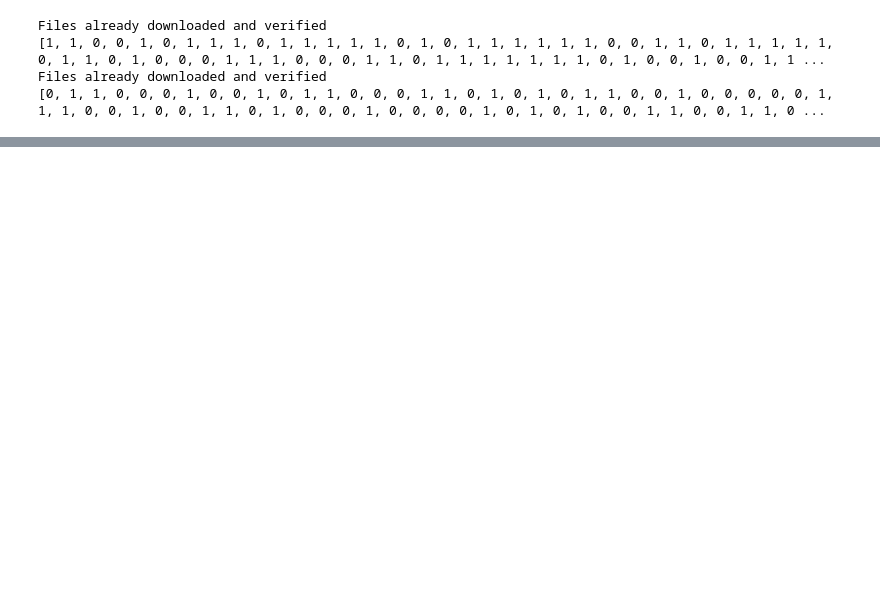
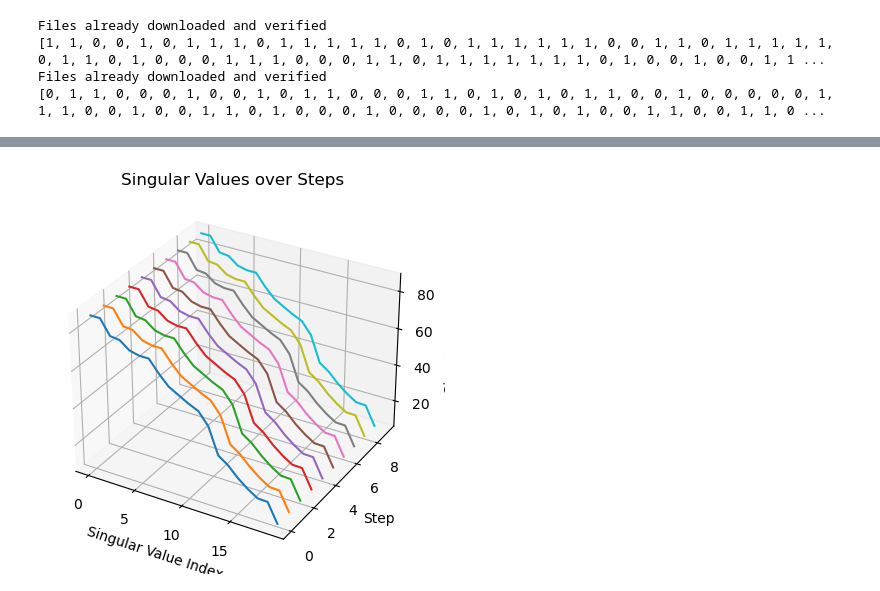
Before and after one commit to kamaljeetsingh14/Neural-Networks-with-PyTorch, a Jupyter notebook: Untitled-1.ipynb, the cells around one changed output, grey strips where cells are left out. Cells and saved outputs as stored; diff of their text form; code cells hidden in the pictures; blank space fills up the shorter version.

```diff
--- a/Untitled-1.ipynb
+++ b/Untitled-1.ipynb
@@ -119,0 +267,35 @@ class SubsetCIFAR(torchvision.datasets.CIFAR10):
+# %%
+import numpy as np
+import matplotlib.pyplot as plt
+from mpl_toolkits.mplot3d import Axes3D
+
+n_steps = 10
+# Length of singular values
+m_singular_values = 20
+
+# Generate a sorted array of length m_singular_values with values between 1 and 100
+singular_value_array = np.sort(np.random.uniform(1, 100, m_singular_values))[::-1]
+
+# Repeat this step n times to form the singular_values matrix
+singular_values = np.tile(singular_value_array, (n_steps, 1))
+
+# Creating the indices for plotting
+steps = np.arange(n_steps)  # Step indices
+singular_value_indices = np.arange(m_singular_values)  # Singular value indices
+
+# Creating the 3D plot
+fig = plt.figure()
+ax = fig.add_subplot(111, projection='3d')
+
+# Plotting each step as a line
+for i in range(n_steps):
+    ax.plot(singular_value_indices, [steps[i]] * m_singular_values, singular_values[i, :], marker='')
+
+ax.set_xlabel('Singular Value Index')
+ax.set_ylabel('Step')
+ax.set_zlabel('Singular Value')
+ax.set_title('Singular Values over Steps')
+
+plt.show()
+# %% [output]
+[figure, added]
```
Also changed, not shown: parts of 13 cells of this notebook.
